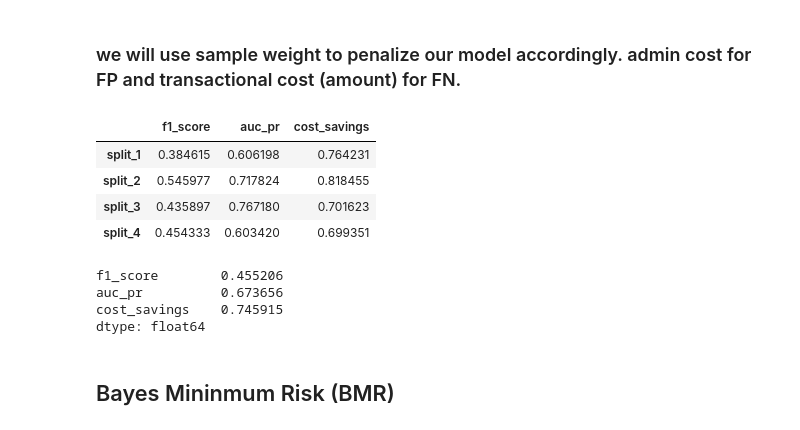
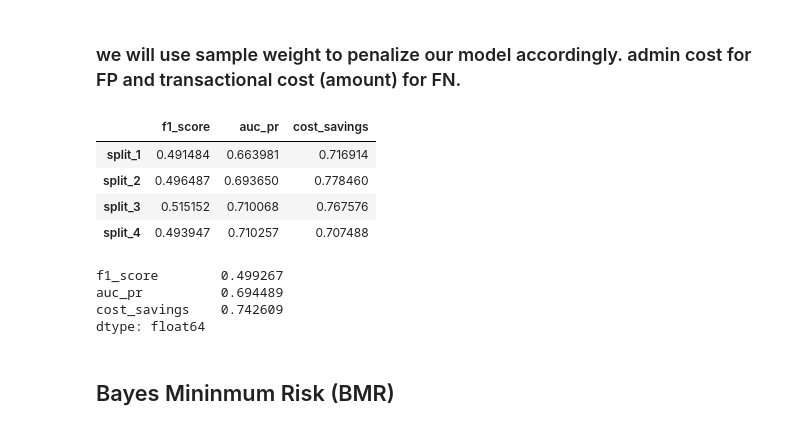
Before and after one commit to HamoyeHQ/g01-fraud-detection, a Jupyter notebook: model/baseline-model.ipynb, the cells around one changed output. Drawn from its saved outputs; the diff is of its cells as text; code cells hidden in the pictures.

```diff
--- a/model/baseline-model.ipynb
+++ b/model/baseline-model.ipynb
@@ -72,7 +68,7 @@ def cost_saving(ytrue, ypred, amount):
 
     return savings
 # %%
-cv = StratifiedKFold(n_splits=4, random_state=1)
+cv = StratifiedKFold(n_splits=4, shuffle=True, random_state=1)
 # %%
 # defining a function to calculate cost saving per fold (splits) of our cv
 def cost_saving_per_split(scores, x, y, cv_object):
@@ -127,25 +130,29 @@ dtype: float64
 # %%
 sample_weights = np.array([df['Amount'][ind] if fraud else admin_cost for ind, fraud in enumerate(y)])
 # %%
+scaler2 = StandardScaler()
 cost_sensitive_model = LogisticRegression()
-cost_sensitive_scores = cross_validate(cost_sensitive_model, scaled_X, y, \
+
+cost_sensitive_pipe = Pipeline([('scaler', scaler2), ('model', cost_sensitive_model)])
+
+cost_sensitive_scores = cross_validate(cost_sensitive_pipe, np.array(X), y, \
                         scoring=['f1', 'average_precision'], cv=cv, n_jobs=4, return_estimator=True, \
-                          fit_params={'sample_weight': sample_weights})
+                          fit_params={'model__sample_weight': sample_weights}, error_score='raise')
 # %%
-cost_sensitive_results = get_metric_scores(cost_sensitive_scores, scaled_X)
+cost_sensitive_results = get_metric_scores(cost_sensitive_scores, np.array(X))
 cost_sensitive_results
 # %% [output]
 |  | f1_score | auc_pr | cost_savings |
-| split_1 | 0.384615 | 0.606198 | 0.764231 |
-| split_2 | 0.545977 | 0.717824 | 0.818455 |
-| split_3 | 0.435897 | 0.767180 | 0.701623 |
-| split_4 | 0.454333 | 0.603420 | 0.699351 |
+| split_1 | 0.491484 | 0.663981 | 0.716914 |
+| split_2 | 0.496487 | 0.693650 | 0.778460 |
+| split_3 | 0.515152 | 0.710068 | 0.767576 |
+| split_4 | 0.493947 | 0.710257 | 0.707488 |
 # %%
 cost_sensitive_results.mean()
 # %% [output]
-f1_score        0.455206
-auc_pr          0.673656
-cost_savings    0.745915
+f1_score        0.499267
+auc_pr          0.694489
+cost_savings    0.742609
 dtype: float64
 # %% [markdown]
 ## Bayes Mininmum Risk (BMR)
```
Also changed, not shown: parts of 9 cells of this notebook.
